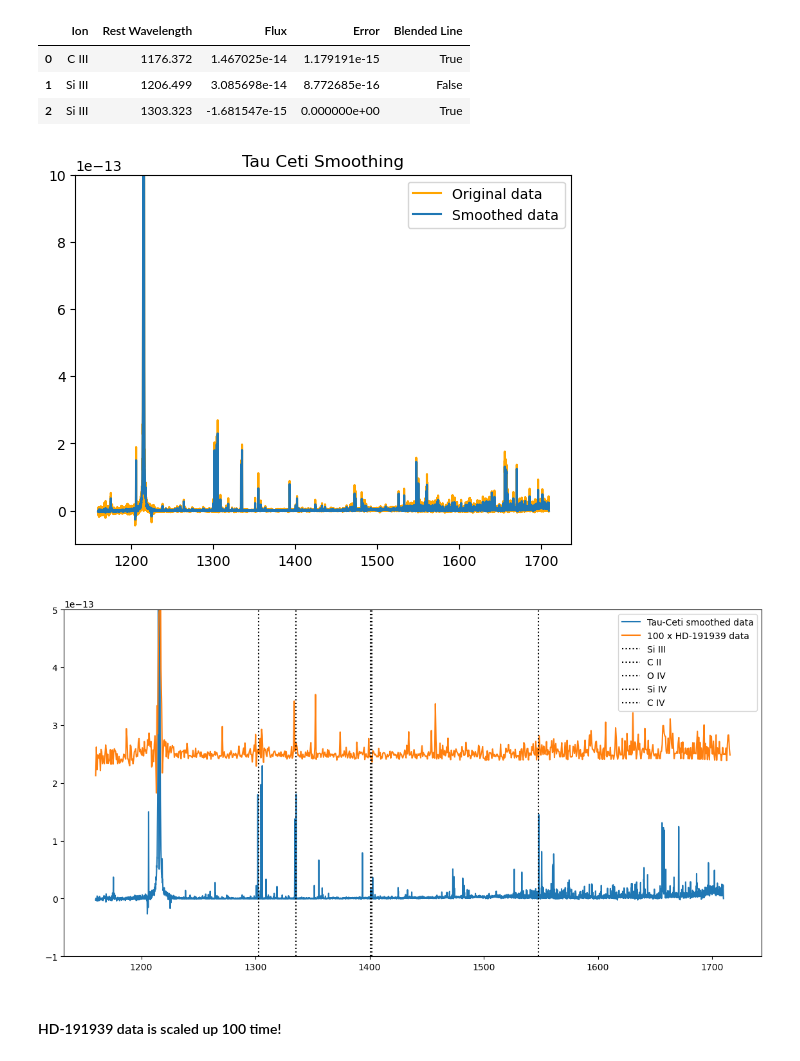
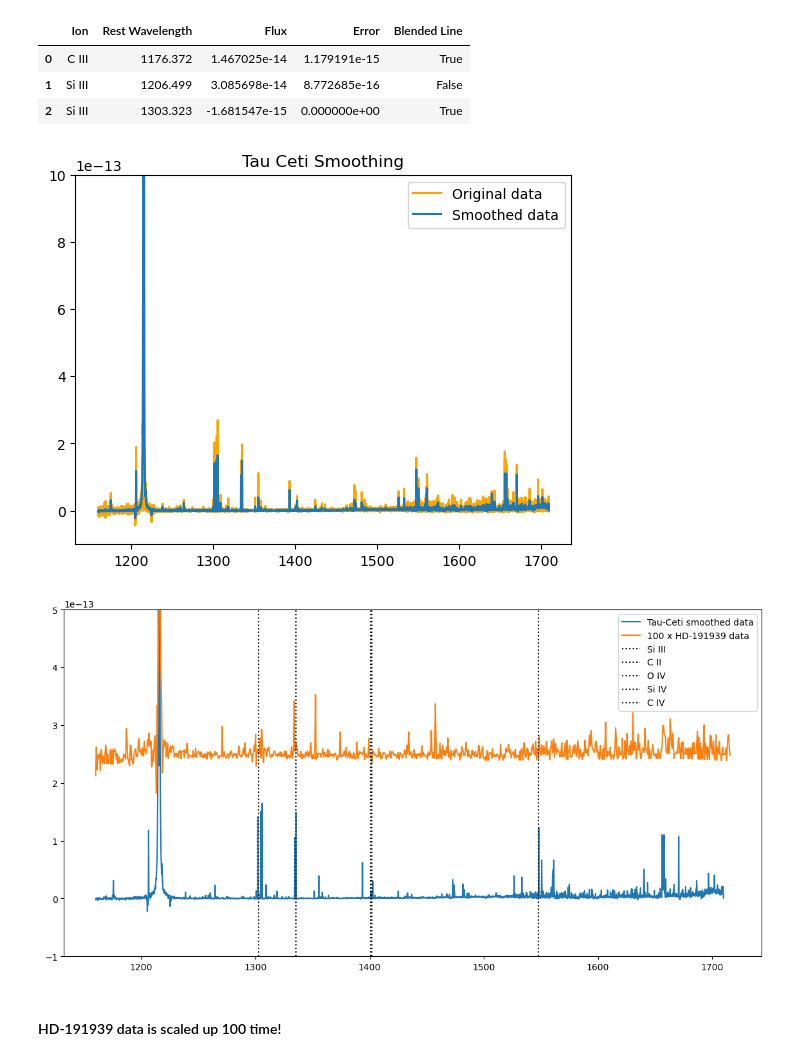
Before and after one commit to bellalongo/Star-Emission-Line-Flux, a Jupyter notebook: HD-191939/hd-191939_comparison.ipynb, the cells around one changed output. Cells and saved outputs as stored; diff of their text form; code cells hidden in the pictures.

```diff
--- a/HD-191939/hd-191939_comparison.ipynb
+++ b/HD-191939/hd-191939_comparison.ipynb
@@ -149,16 +149,16 @@ tc_df.head(3)
 | 2 | Si III | 1303.323 | -1.681547e-15 | 0.000000e+00 | True |
 # %%
 # Gaussian smoothing for tau ceti
-smoothtc_wavelength_data, smoothtc_flux_data, smoothtc_error_data = smooth_data(tc_wavelength_data, tc_flux_data, tc_error_data, 2)
+smoothtc_wavelength_data, smoothtc_flux_data, smoothtc_error_data = smooth_data(tc_wavelength_data, tc_flux_data, tc_error_data, 4)
 plt.plot(tc_wavelength_data, tc_flux_data, label = 'Original data', color = 'orange')
 plt.plot(smoothtc_wavelength_data, smoothtc_flux_data, label = 'Smoothed data')
 
 plt.title("Tau Ceti Smoothing")
 plt.ylim(-1e-13, 1e-12)
 plt.legend()
 plt.show()
 # %% [output]
-[figure, old version]
+[figure, new version]
 # %%
 # Compare to HD-191939
 plt.figure(figsize=(14,7))
@@ -176,7 +176,7 @@ plt.ylim(-1e-13, 5e-13)
 plt.legend()
 plt.show()
 # %% [output]
-[figure, old version]
+[figure, new version]
 # %% [markdown]
 #### HD-191939 data is scaled up 100 time!
 # %% [markdown]
```
Also changed, not shown: parts of 31 cells of this notebook.
